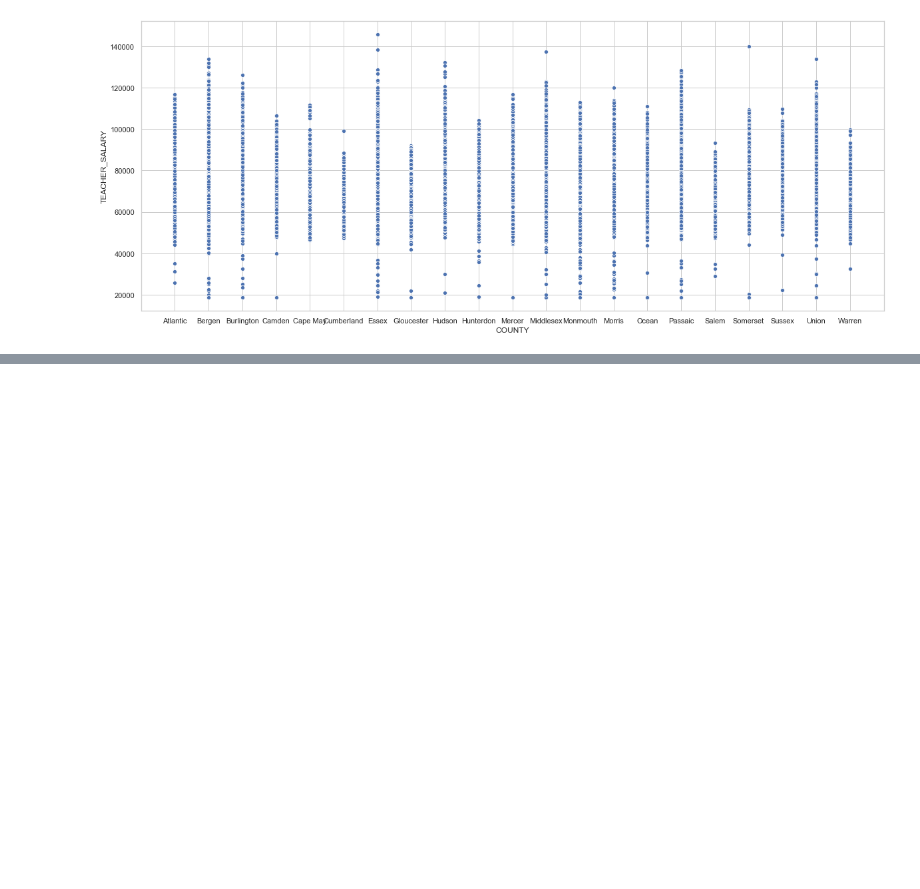
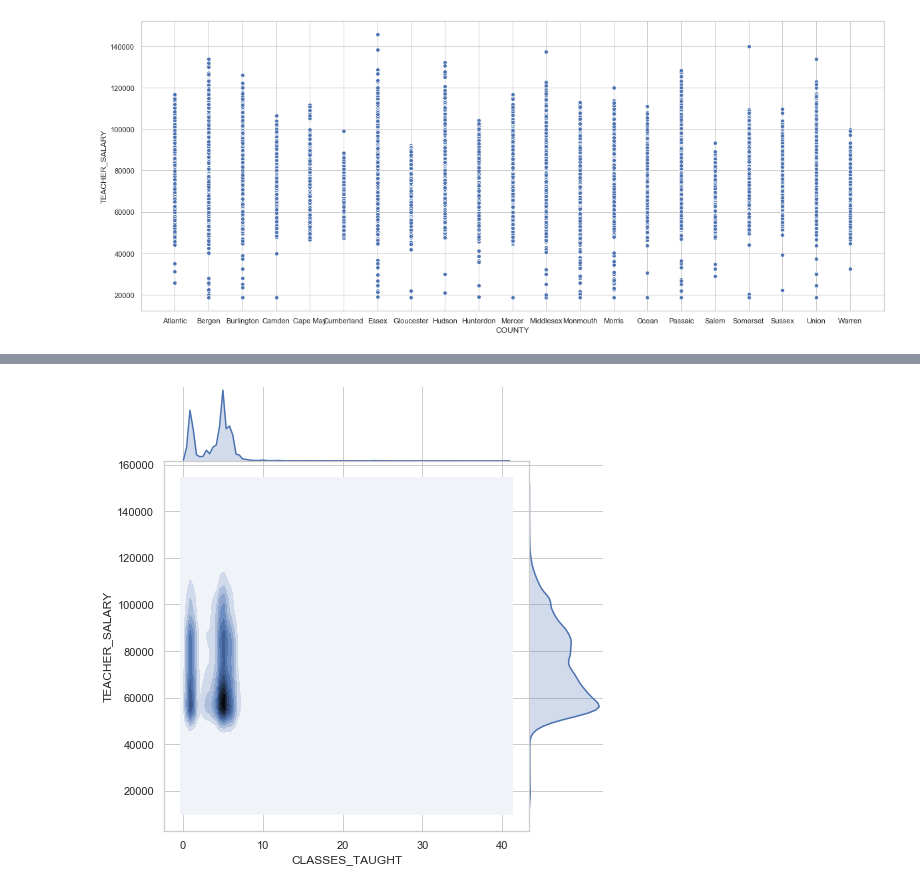
Before and after one commit to abastol1/Analysis-of-Teacher-s-Salary-in-different-County-of-New-Jersey, a Jupyter notebook: Dataset_Visualization.ipynb, the cells around one changed output, grey strips where cells are left out. Saved outputs shown, nothing was run; the diff lists cells and outputs as text; code cells hidden in the pictures; blank space fills up the shorter version.

```diff
--- a/Dataset_Visualization.ipynb
+++ b/Dataset_Visualization.ipynb
@@ -113,0 +126,5 @@ sns.scatterplot(x='COUNTY', y='TEACHER_SALARY', data=df)
+# %%
+# Shows how years_taught is related to techer_salary
+g = sns.jointplot(df['CLASSES_TAUGHT'], df['TEACHER_SALARY'], kind="kde", height=7, space=0)
+# %% [output]
+[figure, added]
```
Also changed, not shown: parts of 16 cells of this notebook, 1 other file.
